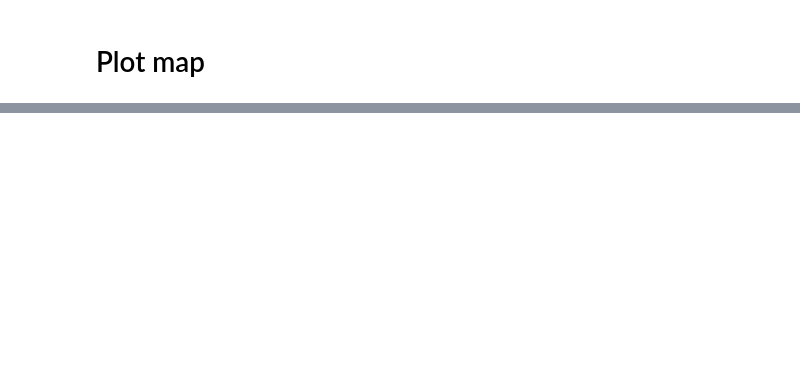
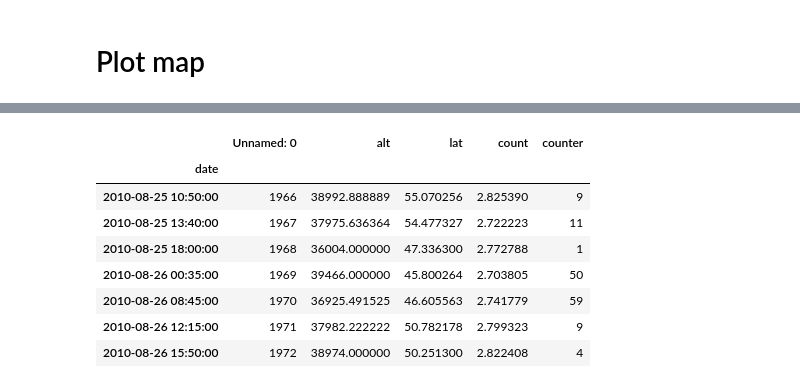
Before and after one commit to ODZ-UJF-AV-CR/liulin, a Jupyter notebook: display.ipynb, the cells around one changed output, grey strips where cells are left out. Cells and saved outputs as stored; diff of their text form; code cells hidden in the pictures; blank space fills up the shorter version.

```diff
--- a/display.ipynb
+++ b/display.ipynb
@@ -169,0 +241,16 @@ df
+# %%
+df = pd.read_csv('./radiation_avg.csv', sep=',', header=0, parse_dates='time' )
+df['date'] = pd.to_datetime(df['date'])
+df = df.set_index('date')
+
+df.loc['2010-07-01':'2010-08-26 22:00']
+# %% [output]
+|  | Unnamed: 0 | alt | lat | count | counter |
+| date |  |  |  |  |  |
+| 2010-08-25 10:50:00 | 1966 | 38992.888889 | 55.070256 | 2.825390 | 9 |
+| 2010-08-25 13:40:00 | 1967 | 37975.636364 | 54.477327 | 2.722223 | 11 |
+| 2010-08-25 18:00:00 | 1968 | 36004.000000 | 47.336300 | 2.772788 | 1 |
+| 2010-08-26 00:35:00 | 1969 | 39466.000000 | 45.800264 | 2.703805 | 50 |
+| 2010-08-26 08:45:00 | 1970 | 36925.491525 | 46.605563 | 2.741779 | 59 |
+| 2010-08-26 12:15:00 | 1971 | 37982.222222 | 50.782178 | 2.799323 | 9 |
+| 2010-08-26 15:50:00 | 1972 | 38974.000000 | 50.251300 | 2.822408 | 4 |
```
Also changed, not shown: parts of 9 cells of this notebook, 1 other file.
